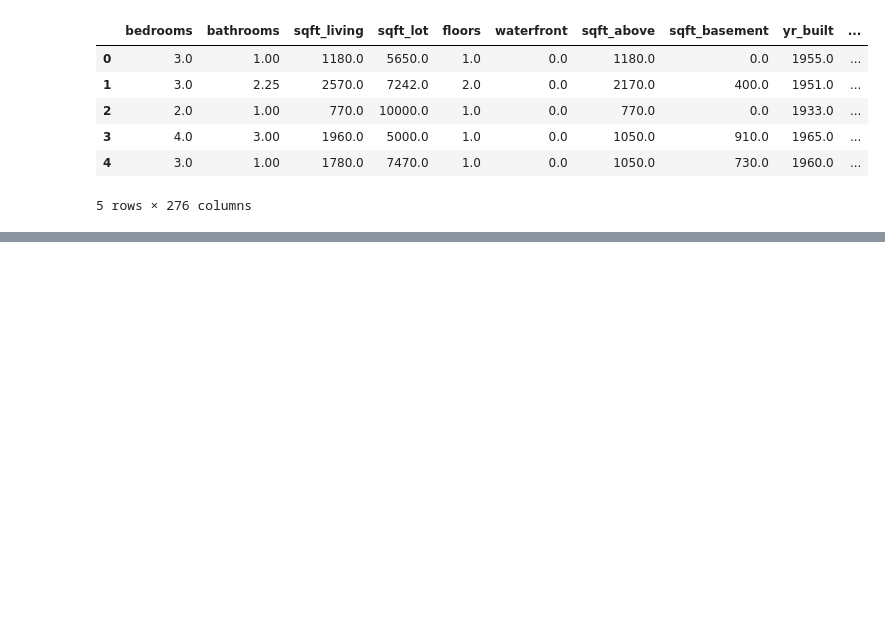
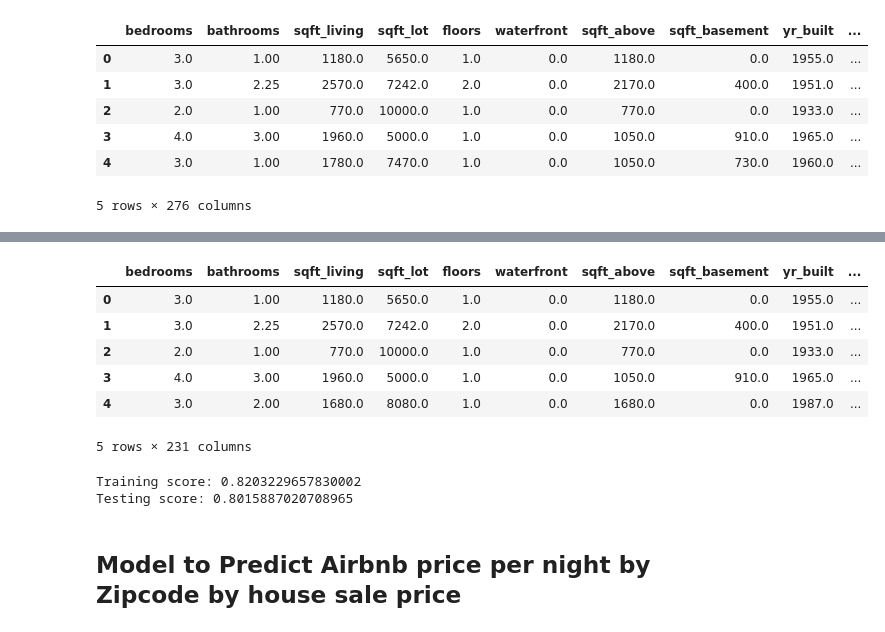
Before and after one commit to tweatherfordk/Linear-Regression-Housing-Model, a Jupyter notebook: Trystan/Airbnb Zip Code Model.ipynb, the cells around one changed output, grey strips where cells are left out. Saved outputs shown, nothing was run; the diff lists cells and outputs as text; code cells hidden in the pictures; blank space fills up the shorter version.

```diff
--- a/Trystan/Airbnb Zip Code Model.ipynb
+++ b/Trystan/Airbnb Zip Code Model.ipynb
@@ -268,0 +333,14 @@ Testing score: 0.8226577636584166
+# %%
+y = distance_df['price_x']
+X = distance_df[['bedrooms', 'bathrooms', 'sqft_living', 'sqft_lot',
+       'floors', 'waterfront', 'sqft_above', 'sqft_basement', 'yr_built',
+       'zipcode', 'lat', 'long', 'yr_renovated', 'sqft_living15', 'sqft_lot15',
+       'renov_yr_clean', 'view_ord', 'condition_ord', 'grade_ord', 'age',
+       'latitude', 'longitude', 'airbnb_avg_price', 'distance_to_downtown_seattle_miles']]
+
+linear_withinteraction = PolynomialFeatures(degree = 2, interaction_only = True, include_bias = False)
+
+
+X_transformed = linear_withinteraction.fit_transform(X)
+feat_names = pd.Series(linear_withinteraction.get_feature_names())
+feat_names
@@ -268,0 +405,2 @@ Testing score: 0.8226577636584166
+# %%
+king_dist_df = pd.read_excel('/Users/weatherford/Documents/Flatiron/Phase_2_Housing_Project/data/king_county_home_sales.xlsx', index_col=0)
@@ -268,0 +416,14 @@ Testing score: 0.8226577636584166
+# %%
+y = king_dist_df['price']
+X = king_dist_df[['bedrooms', 'bathrooms', 'sqft_living',
+       'sqft_lot', 'floors', 'waterfront', 'sqft_above', 'sqft_basement',
+       'yr_built', 'yr_renovated', 'zipcode', 'lat', 'long', 'sqft_living15',
+       'sqft_lot15', 'renovated', 'view_ord', 'condition_ord', 'grade_ord',
+       'age', 'distance_to_downtown_seattle_miles']]
+
+linear_withinteraction = PolynomialFeatures(degree = 2, interaction_only = True, include_bias = False)
+
+
+X_transformed = linear_withinteraction.fit_transform(X)
+feat_names = pd.Series(linear_withinteraction.get_feature_names())
+feat_names
@@ -268,0 +443,43 @@ Testing score: 0.8226577636584166
+# %%
+xs = ['x0', 'x1', 'x2', 'x3', 'x4', 'x5', 'x6', 'x7', 'x8', 'x9', 'x10',  'x11', 'x12', 'x13', 'x14', 'x15','x16','x17','x18','x19','x20','x21']
+
+columns = X.columns
+
+map_dict = {x:y for x,y in zip(xs, columns)}
+
+for key, value in map_dict.items():
+    feat_names = feat_names.str.replace(key, value)
+
+
+X_trans_df = pd.DataFrame(X_transformed)
+X_trans_df.columns = feat_names
+
+X_trans_df.head()
+# %% [output]
+|  | bedrooms | bathrooms | sqft_living | sqft_lot | floors | waterfront | sqft_above | sqft_basement | yr_built | ... |
+| 0 | 3.0 | 1.00 | 1180.0 | 5650.0 | 1.0 | 0.0 | 1180.0 | 0.0 | 1955.0 | ... |
+| 1 | 3.0 | 2.25 | 2570.0 | 7242.0 | 2.0 | 0.0 | 2170.0 | 400.0 | 1951.0 | ... |
+| 2 | 2.0 | 1.00 | 770.0 | 10000.0 | 1.0 | 0.0 | 770.0 | 0.0 | 1933.0 | ... |
+| 3 | 4.0 | 3.00 | 1960.0 | 5000.0 | 1.0 | 0.0 | 1050.0 | 910.0 | 1965.0 | ... |
+| 4 | 3.0 | 2.00 | 1680.0 | 8080.0 | 1.0 | 0.0 | 1680.0 | 0.0 | 1987.0 | ... |
+5 rows × 231 columns
+# %%
+X_train, X_test, y_train, y_test = train_test_split(
+    X_trans_df, y, test_size=.3, random_state=42
+)
+
+
+# Init, fit, score
+stand_model = LinearRegression()
+stand_model.fit(X_train, y_train)
+
+print(f"Training score: {stand_model.score(X_train, y_train)}")
+
+print(f"Testing score: {stand_model.score(X_test, y_test)}")
+
+stand_model_score  = stand_model.score(X_test, y_test)
+# %% [output]
+Training score: 0.8203229657830002
+Testing score: 0.8015887020708965
+# %% [markdown]
+## Model to Predict Airbnb price per night by Zipcode by house sale price
```
Also changed, not shown: parts of 19 cells of this notebook, 2 other files.
